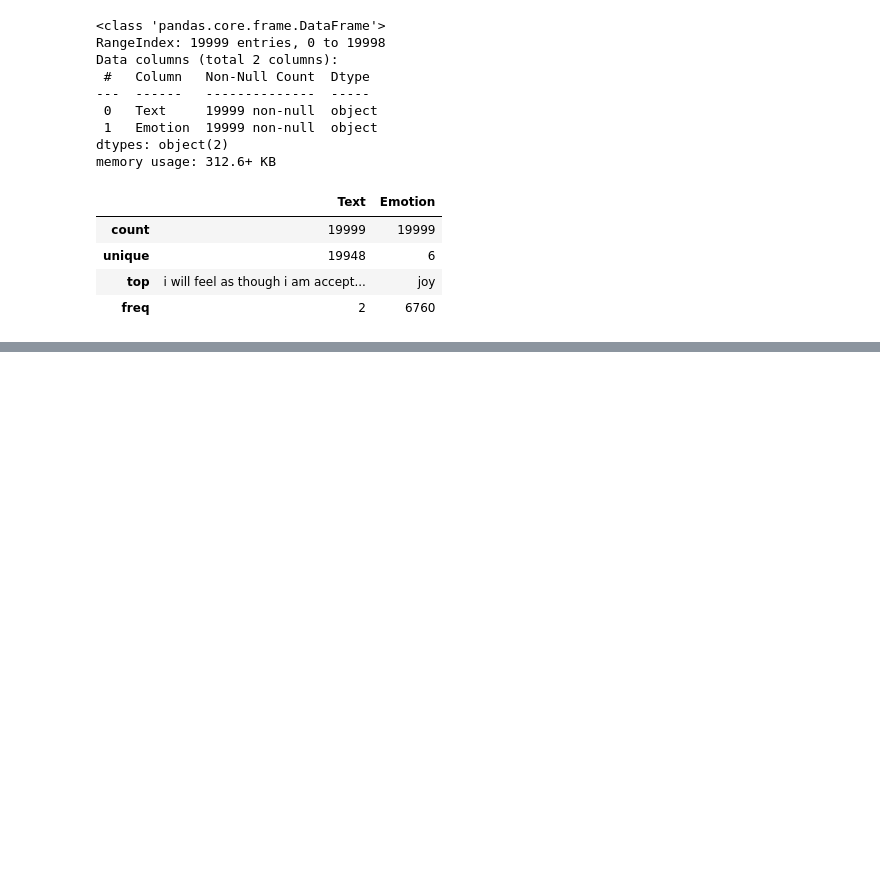
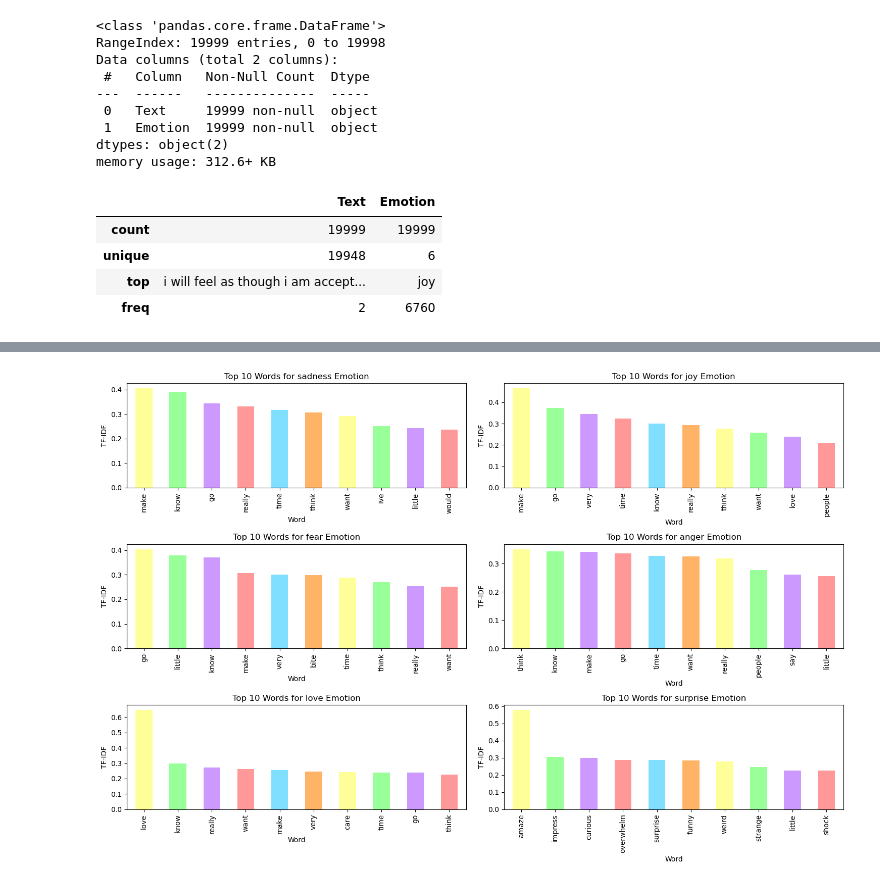
Before and after one commit to ahmedembeddedx/Emotion_Sentiment_Analysis_and_Predictive_Model, a Jupyter notebook: Emotion Detection/notebook.ipynb, the cells around one changed output, grey strips where cells are left out. Saved outputs shown, nothing was run; the diff lists cells and outputs as text; code cells hidden in the pictures; blank space fills up the shorter version.

```diff
--- a/Emotion Detection/notebook.ipynb
+++ b/Emotion Detection/notebook.ipynb
@@ -180,0 +198,29 @@ plt.show()
+# %%
+fig, axes = plt.subplots(nrows=3, ncols=2, figsize=(15, 10))
+
+axes = axes.flatten()
+
+for i, (emotion, text) in enumerate(emotion_texts.items()):
+    # Using TfidfVectorizer to calculate TF-IDF values
+    tfidf_vectorizer = TfidfVectorizer(max_features=10)
+    emotion_vectorized = tfidf_vectorizer.fit_transform([text])
+
+    feature_names = tfidf_vectorizer.get_feature_names_out()
+    tfidf_values = emotion_vectorized.toarray()[0]
+
+    # Creating a DataFrame to easily sort and plot the top 10 words
+    df = pd.DataFrame({'Word': feature_names, 'TF-IDF': tfidf_values})
+    df = df.sort_values(by='TF-IDF', ascending=False).head(10)
+
+    # Plotting bar chart
+    df.plot(kind='bar', x='Word', y='TF-IDF', ax=axes[i], color=colors)
+
+    axes[i].set_title(f'Top 10 Words for {emotion} Emotion')
+    axes[i].set_xlabel('Word')
+    axes[i].set_ylabel('TF-IDF')
+    axes[i].get_legend().remove()
+
+plt.tight_layout()
+plt.show()
+# %% [output]
+[figure, added]
```
Also changed, not shown: parts of 14 cells of this notebook.
